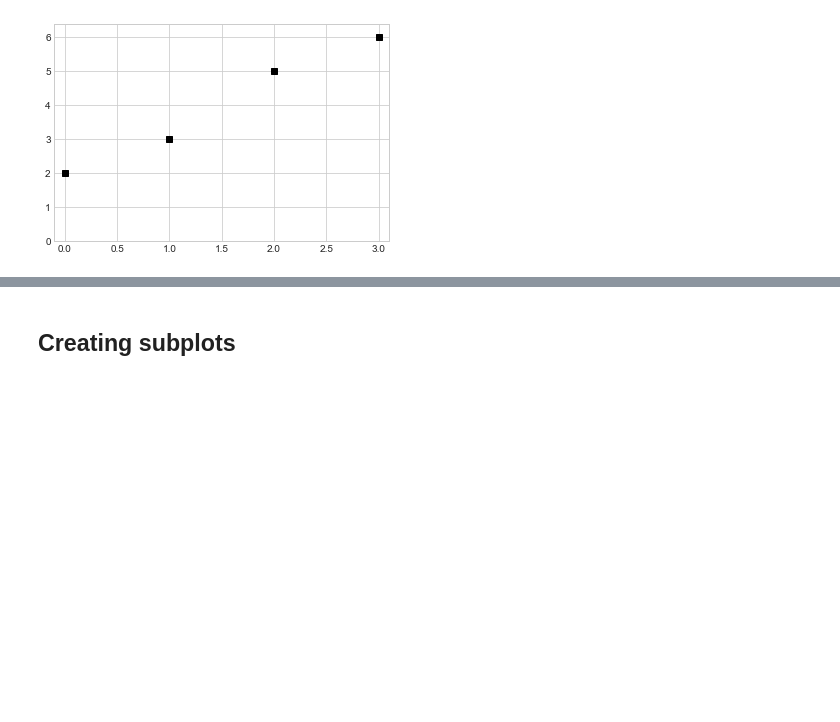
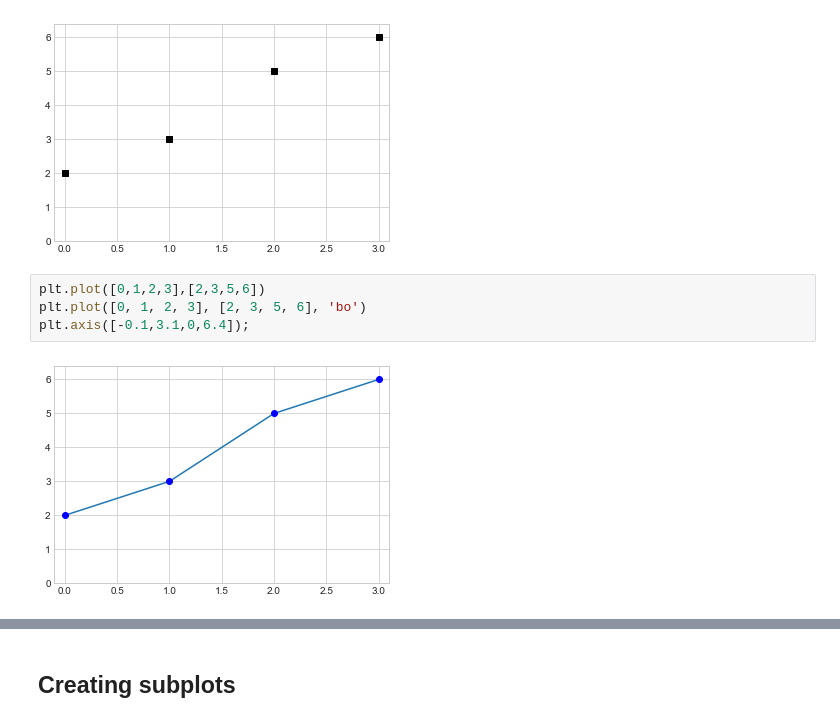
Before and after one commit to Goliath-Research/Introduction-to-Data-Science, a Jupyter notebook: 05-Introduction to Data Visualization/03-Customizing Matplotlib.ipynb, the cells around one changed output, grey strips where cells are left out. Drawn from its saved outputs; the diff is of its cells as text; blank space fills up the shorter version.

```diff
--- a/05-Introduction to Data Visualization/03-Customizing Matplotlib.ipynb
+++ b/05-Introduction to Data Visualization/03-Customizing Matplotlib.ipynb
@@ -39,3 +39,9 @@ plt.plot([0, 1, 2, 3], [2, 3, 5, 6], 'ks')
 plt.axis([-0.1,3.1,0,6.4]);
 # %% [output]
 [figure]
+# %%
+plt.plot([0,1,2,3],[2,3,5,6])
+plt.plot([0, 1, 2, 3], [2, 3, 5, 6], 'bo')
+plt.axis([-0.1,3.1,0,6.4]);
+# %% [output]
+[figure, added]
```
Also changed, not shown: parts of 26 cells of this notebook, 4 other files.
